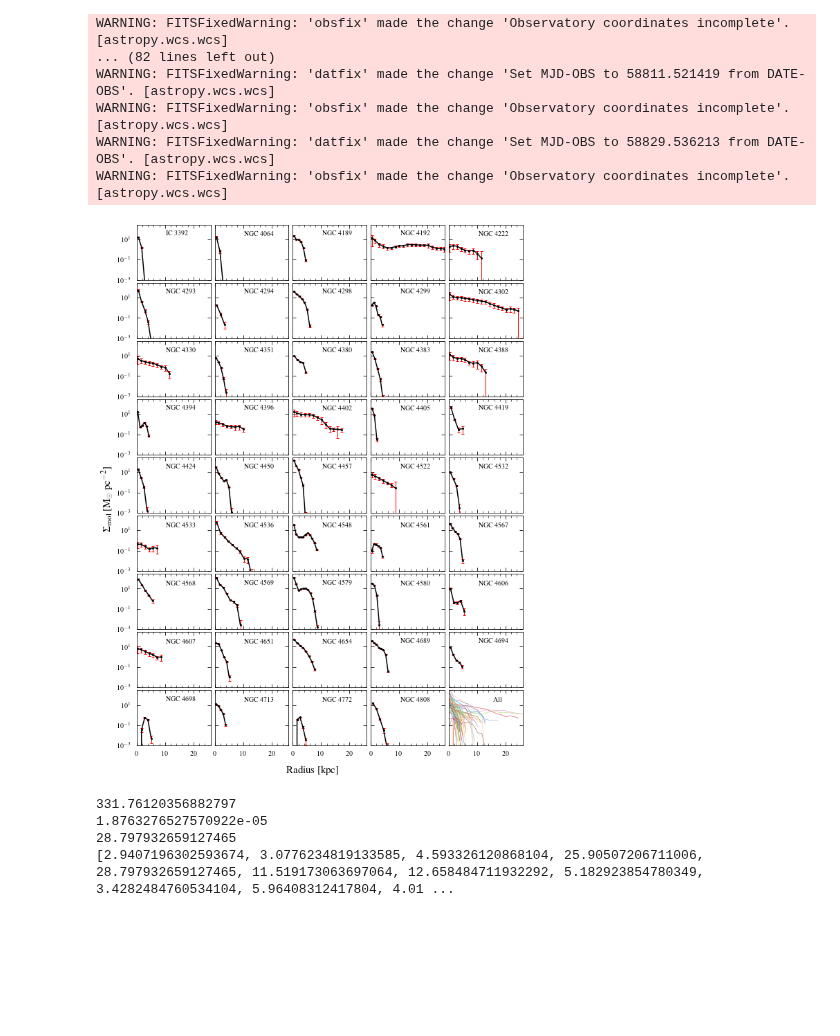
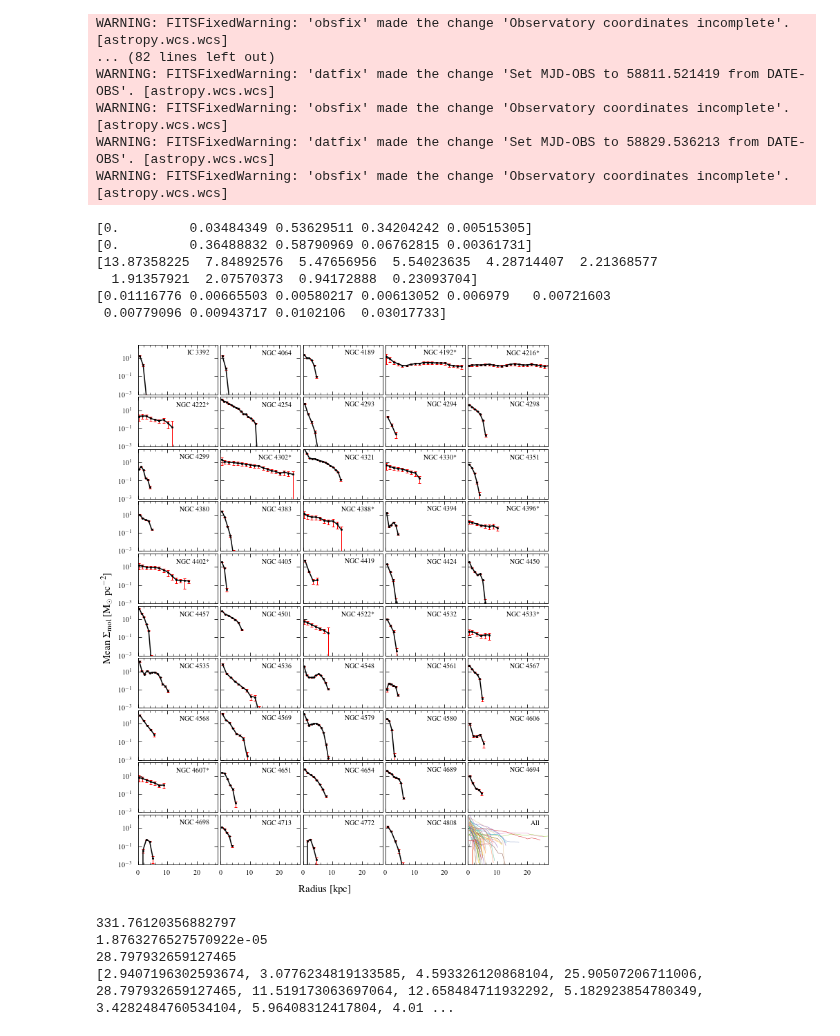
Before and after one commit to BearBearCodes/coop_f2021, a Jupyter notebook: galaxies/vertico_sample/gas_density.ipynb, the cells around one changed output. Drawn from its saved outputs; the diff is of its cells as text; code cells hidden in the pictures; blank space fills up the shorter version.

Commit message:
made radial profile mosaic

```diff
--- a/galaxies/vertico_sample/gas_density.ipynb
+++ b/galaxies/vertico_sample/gas_density.ipynb
@@ -458,6 +455,18 @@ WARNING: FITSFixedWarning: 'datfix' made the change 'Set MJD-OBS to 58811.521419
 WARNING: FITSFixedWarning: 'obsfix' made the change 'Observatory coordinates incomplete'. [astropy.wcs.wcs]
 WARNING: FITSFixedWarning: 'datfix' made the change 'Set MJD-OBS to 58829.536213 from DATE-OBS'. [astropy.wcs.wcs]
 WARNING: FITSFixedWarning: 'obsfix' made the change 'Observatory coordinates incomplete'. [astropy.wcs.wcs]
+# %%
+print(radial_profiles[galaxies.index("NGC4698")].avg_data)
+print(radial_profiles[galaxies.index("NGC4772")].avg_data)
+print(radial_profiles[galaxies.index("NGC4388")].avg_data)
+print(radial_profiles[galaxies.index("NGC4388")].avg_noise)
+# %% [output]
+[0.         0.03484349 0.53629511 0.34204242 0.00515305]
+[0.         0.36488832 0.58790969 0.06762815 0.00361731]
+[13.87358225  7.84892576  5.47656956  5.54023635  4.28714407  2.21368577
+  1.91357921  2.07570373  0.94172888  0.23093704]
+[0.01116776 0.00665503 0.00580217 0.00613052 0.006979   0.00721603
+ 0.00779096 0.00943717 0.0102106  0.03017733]
 # %%
 import re
 
@@ -476,14 +485,15 @@ def fix_aspect_ratio_semilogy(ax, aspect_ratio):
 #
 # Plot individual radial profiles
 #
-galaxies_to_plot = [
-    galaxy
-    for galaxy in galaxies
-    if galaxy not in ["NGC4216", "NGC4254", "NGC4321", "NGC4501", "NGC4535"]
-]
+# galaxies_to_plot = [
+#     galaxy
+#     for galaxy in galaxies
+#     if galaxy not in ["NGC4216", "NGC4254", "NGC4321", "NGC4501", "NGC4535"]
+# ]
+galaxies_to_plot = galaxies
 
-fig, axs = plt.subplots(nrows=9, ncols=5, figsize=(8.5, 11), sharex=True, sharey=True)
-for ax, galname in zip(axs.flatten()[:-1], galaxies_to_plot):
+fig, axs = plt.subplots(nrows=10, ncols=5, figsize=(9, 11), sharex=True, sharey=True)
+for ax, galname, i in zip(axs.flatten()[:-1], galaxies_to_plot, inclinations):
     galidx = galaxies.index(galname)
     ebar = ax.errorbar(
         x=radius_kpc[galidx],
@@ -497,49 +507,50 @@ for ax, galname in zip(axs.flatten()[:-1], galaxies_to_plot):
         capsize=2,
     )
     ax.set_ylim(1e-3, 3e2)
-    ax.set_xlim(0, 26)
+    ax.set_xlim(0, 27)
     ax.semilogy()
-    fix_aspect_ratio_semilogy(ax, 0.75)
+    fix_aspect_ratio_semilogy(ax, 0.625)
     # Galaxy name in top right corner + add space between letters and numbers in galname
-    ax.text(0.4, 0.8, re.sub(r"(\d+)", " \\1", galname), c="k", transform=ax.transAxes)
+    high_i_str = "*" if i >= i_threshold else ""
+    ax.text(0.9, 0.8, re.sub(r"(\d+)", " \\1", galname) + high_i_str, c="k", ha="right", transform=ax.transAxes)
     ax.grid(False)
 #
 # Plot all radial profiles
 #
 for galname in galaxies:
     galidx = galaxies.index(galname)
     axs[-1, -1].plot(
         radius_kpc[galidx], radial_profiles[galidx].avg_data, lw=0.5
     )
-axs[-1, -1].text(0.6, 0.8, "All", c="k", transform=axs[-1, -1].transAxes)
+axs[-1, -1].text(0.9, 0.8, "All", c="k", ha="right", transform=axs[-1, -1].transAxes)
 axs[-1, -1].set_ylim(1e-3, 3e2)
-axs[-1, -1].set_xlim(0, 26)
+axs[-1, -1].set_xlim(0, 27)
 axs[-1, -1].semilogy()
-fix_aspect_ratio_semilogy(axs[-1, -1], 0.75)
+fix_aspect_ratio_semilogy(axs[-1, -1], 0.625)
 axs[-1, -1].grid(False)
 #
 # Common x- and y-axis labels
 #
 # for ax in axs[-1, :]:
 #     ax.set_xlabel("Radius [kpc]")
 # for ax in axs[:, 0]:
 #     ax.set_ylabel(r"$\Sigma_{\rm mol}$ [$\rm M_\odot\; pc^{-2}$]")
 fig.text(0.5, 0.0, "Radius [kpc]", ha="center", fontsize=15)
 fig.text(
     0.0,
     0.5,
-    r"$\Sigma_{\rm mol}$ [$\rm M_\odot\; pc^{-2}$]",
+    f"{avg_function.capitalize()} " + r"$\Sigma_{\rm mol}$ [$\rm M_\odot\; pc^{-2}$]",
     va="center",
     rotation="vertical",
     fontsize=15,
 )
 #
 # fig.tight_layout(pad=0)
 plt.subplots_adjust(left=0.08, right=1.0, bottom=0.05, top=1.0, wspace=0.007, hspace=0.05)
-fig.savefig("/arc/home/IsaacCheng/coop_f2021/galaxies/vertico_sample/gas_density_i_corr.pdf")
+# fig.savefig("/arc/home/IsaacCheng/coop_f2021/galaxies/vertico_sample/gas_density_i_corr.pdf")
 plt.show()
 # %% [output]
-[figure, old version]
+[figure, new version]
 # %%
 maxyval = np.nanmax([np.nanmax(rp.avg_data) for rp in radial_profiles])
 minyval = np.nanmin([np.nanmin(rp.avg_data[rp.avg_data > 0]) for rp in radial_profiles])
```
Also changed, not shown: parts of 3 cells of this notebook, 2 other files.
